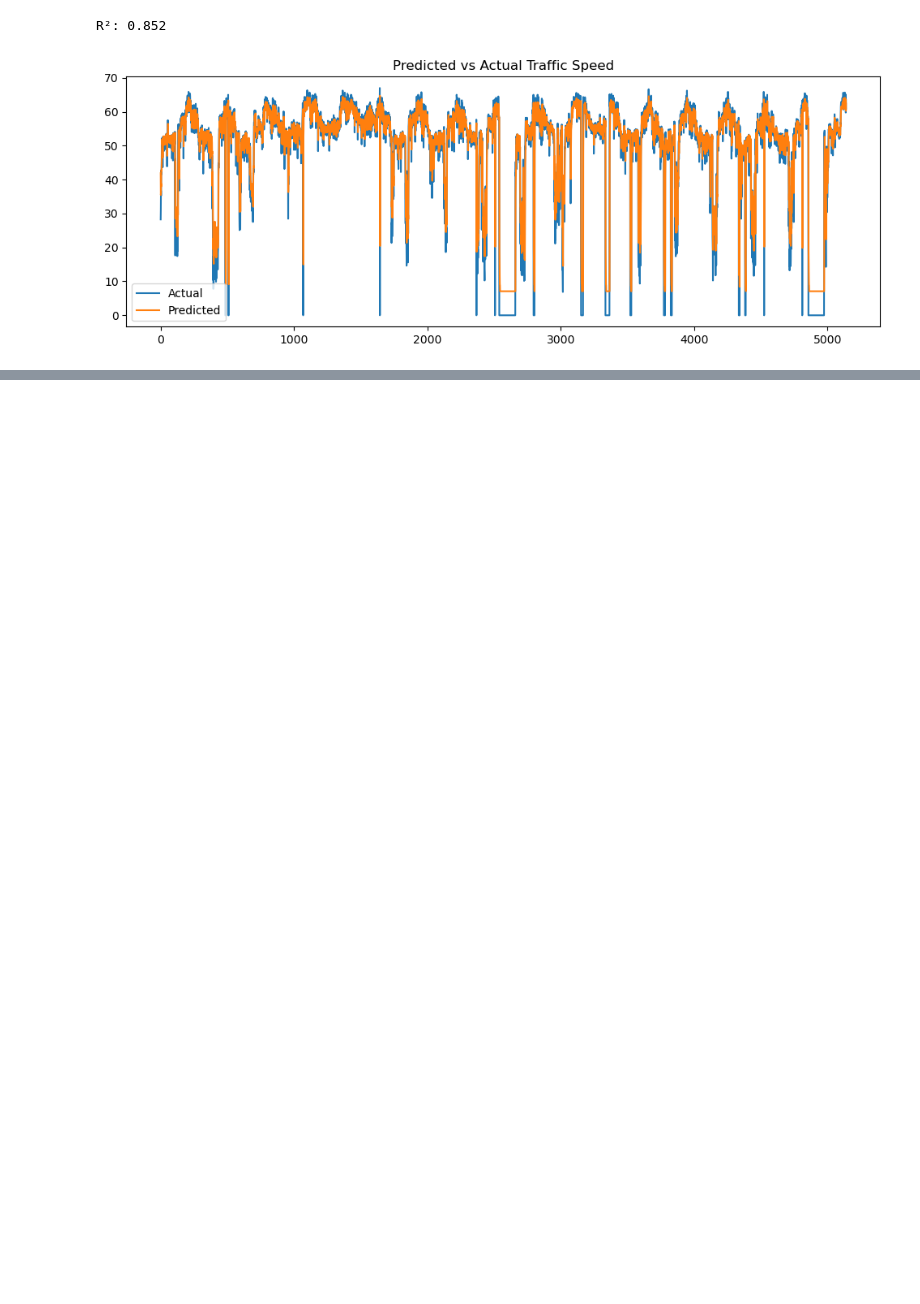
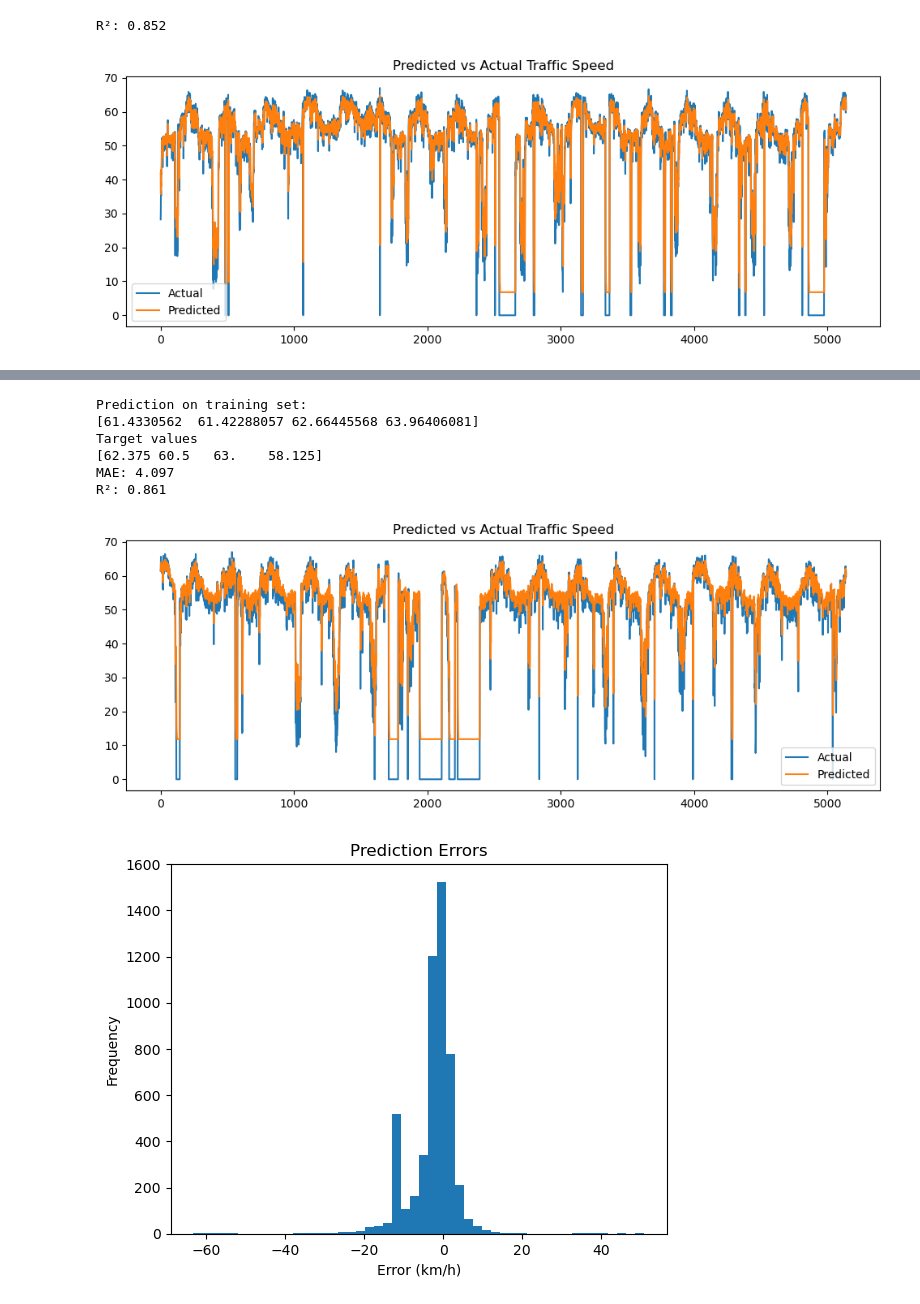
Before and after one commit to Ahmedianoo/traffic-speed-forecasting, a Jupyter notebook: traffic-speed-prediction.ipynb, the cells around one changed output, grey strips where cells are left out. Cells and saved outputs as stored; diff of their text form; code cells hidden in the pictures; blank space fills up the shorter version.

```diff
--- a/traffic-speed-prediction.ipynb
+++ b/traffic-speed-prediction.ipynb
@@ -87,6 +88,7 @@ plot_features_vs_label(X_train, y_train, feature_names=feature_names, sample_siz
 scaler = StandardScaler()
 X_norm = scaler.fit_transform(X_train)
 X_val_norm = scaler.fit_transform(X_val)
+X_test_norm = scaler.fit_transform(X_test)
 print(f"Peak to Peak range by column in Raw        X:{np.ptp(X_train,axis=0)}")
 print(f"Peak to Peak range by column in Normalized X:{np.ptp(X_norm,axis=0)}")
 # %% [output]
@@ -162,0 +165,35 @@ plt.show()
+# %%
+y_pred = sgdr.predict(X_test_norm)
+print(f"Prediction on training set:\n{y_pred[:4]}" )
+print(f"Target values \n{y_train[:4]}")
+
+mae = mean_absolute_error(y_test, y_pred)
+print(f"MAE: {mae:.3f}")
+
+r2 = r2_score(y_test, y_pred)
+print(f"R²: {r2:.3f}")
+# %% [output]
+Prediction on training set:
+[61.4330562  61.42288057 62.66445568 63.96406081]
+Target values
+[62.375 60.5   63.    58.125]
+MAE: 4.097
+R²: 0.861
+# %%
+
+plt.figure(figsize=(12,4))
+plt.plot(y_test, label="Actual")
+plt.plot(y_pred, label="Predicted")
+plt.legend()
+plt.title("Predicted vs Actual Traffic Speed")
+plt.show()
+
+errors = y_test - y_pred
+plt.hist(errors, bins=50)
+plt.title("Prediction Errors")
+plt.xlabel("Error (km/h)")
+plt.ylabel("Frequency")
+plt.show()
+# %% [output]
+[figure, added]
+[figure, added]
```
Also changed, not shown: parts of 8 cells of this notebook.
